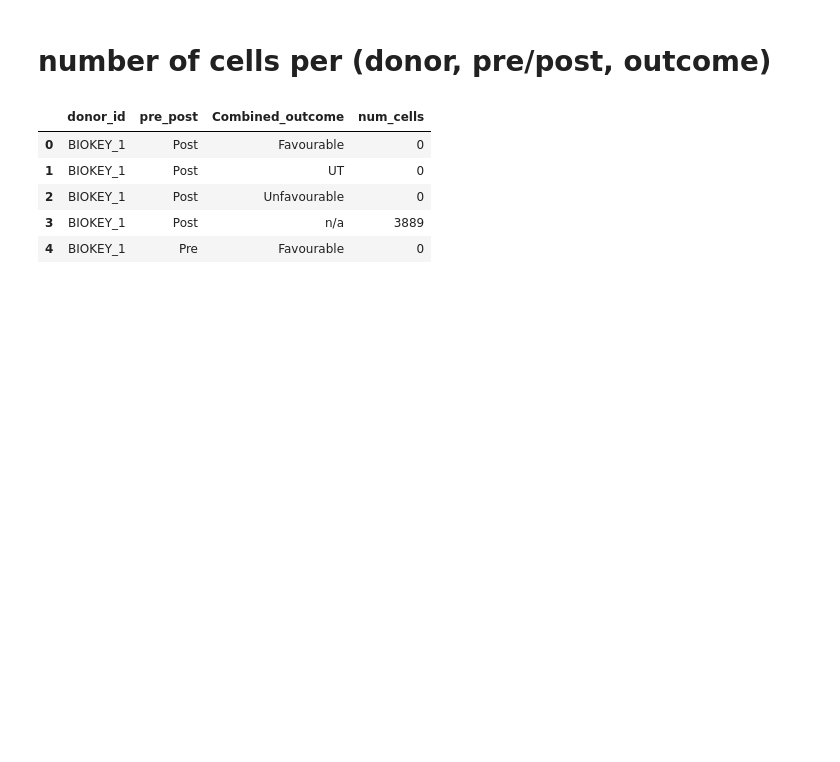
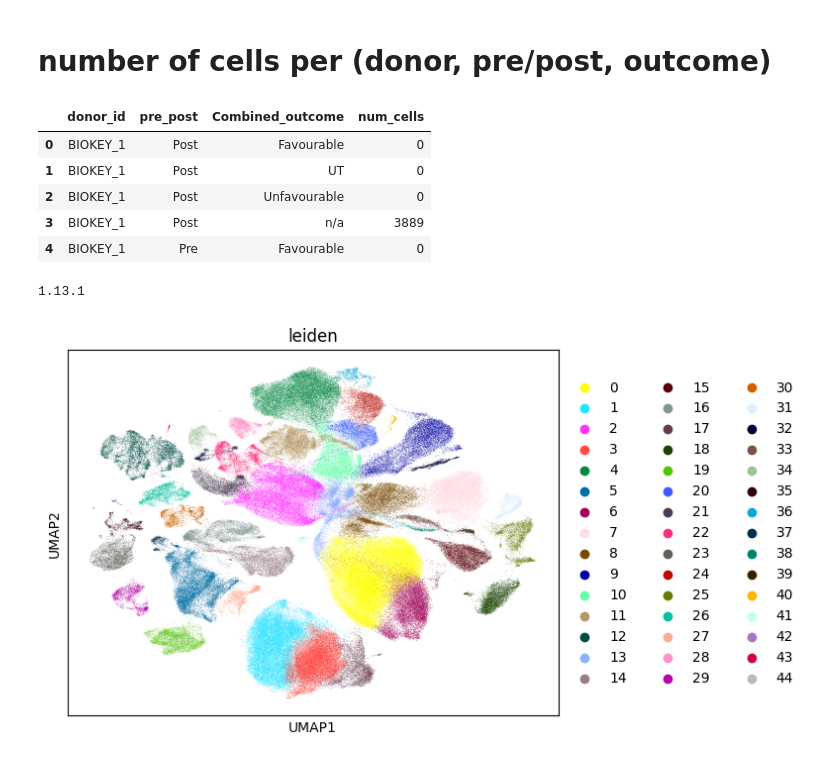
Before and after one commit to zainabnazari/scRNA_cancer, a Jupyter notebook: atlas_sc.ipynb, the cells around one changed output. Saved outputs shown, nothing was run; the diff lists cells and outputs as text; code cells hidden in the pictures; blank space fills up the shorter version.

```diff
--- a/atlas_sc.ipynb
+++ b/atlas_sc.ipynb
@@ -114,0 +131,5 @@ adata.obs.groupby(['donor_id', 'pre_post', 'Combined_outcome']).size().reset_ind
+# %%
+import cellxgene_census
+print(cellxgene_census.__version__)
+# %% [output]
+1.13.1
@@ -114,0 +145,8 @@ adata.obs.groupby(['donor_id', 'pre_post', 'Combined_outcome']).size().reset_ind
+# %%
+# Perform clustering
+sc.tl.leiden(adata, resolution=0.5)
+
+# Visualize the clusters using UMAP
+sc.pl.umap(adata, color=['leiden'])
+# %% [output]
+[figure, added]
```
Also changed, not shown: parts of 5 cells of this notebook.
